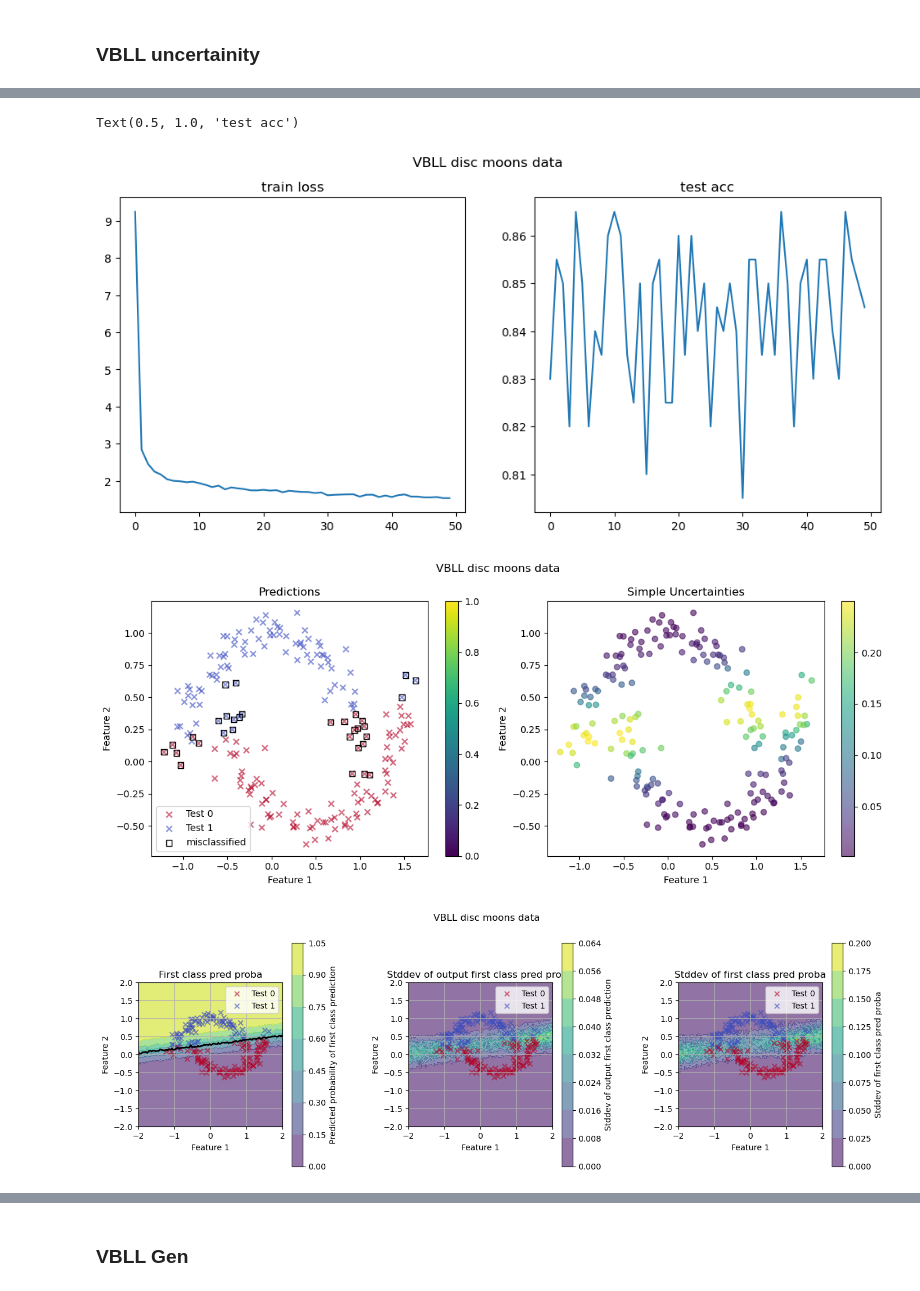
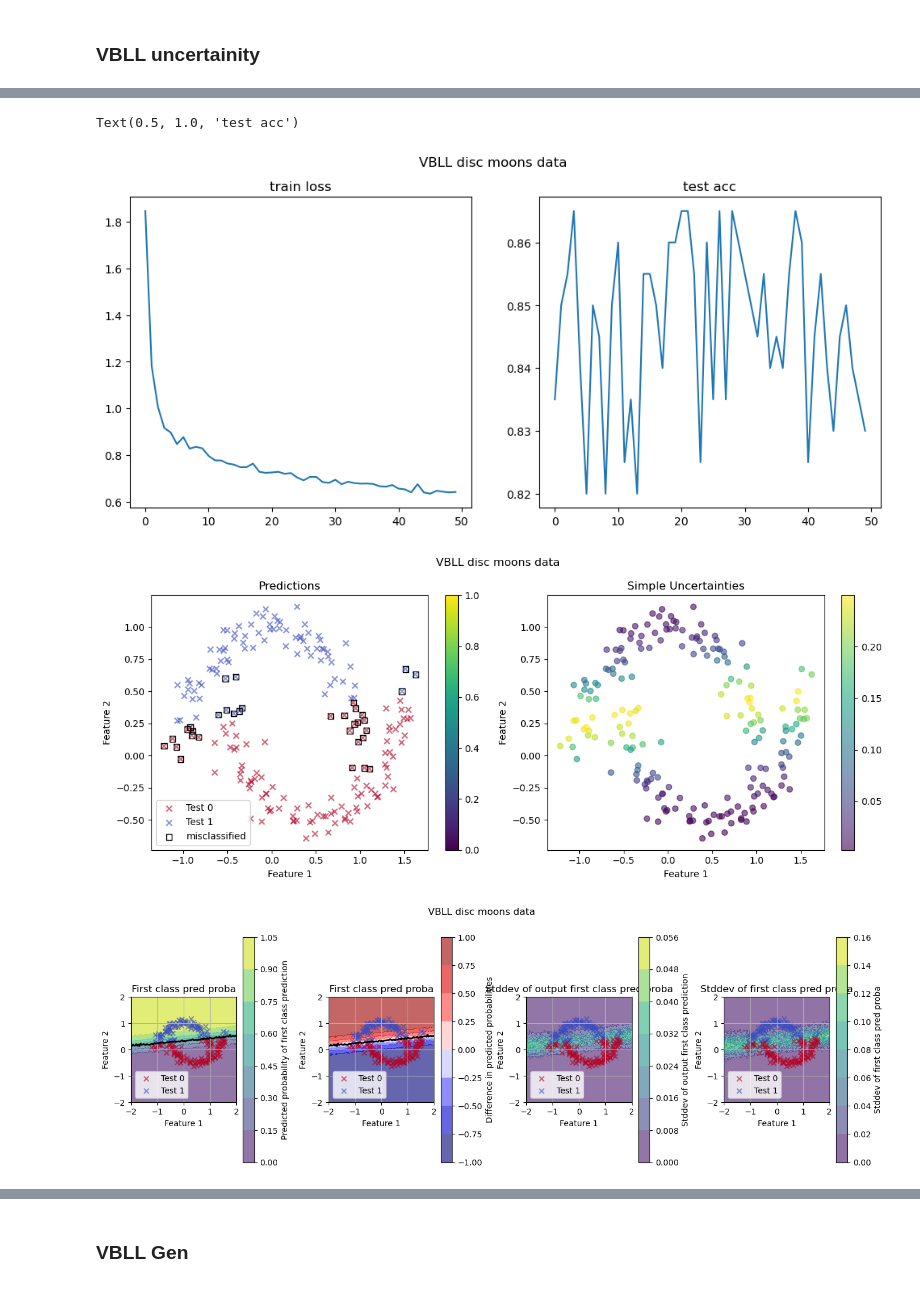
Before and after one commit to matekrk/vbll, a Jupyter notebook: sngp.ipynb, the cells around one changed output, grey strips where cells are left out. Saved outputs shown, nothing was run; the diff lists cells and outputs as text; code cells hidden in the pictures.

```diff
--- a/sngp.ipynb
+++ b/sngp.ipynb
@@ -317,7 +316,7 @@ plt.legend()
 data_dict = {
     "linear": (train_loader_linear, test_loader_linear, X_train_linear, y_train_linear, X_test_linear, y_test_linear),
     "moons": (train_loader_moons, test_loader_moons, X_train_moons, y_train_moons, X_test_moons, y_test_moons),
-    #"banana": (train_loader_banana, test_loader_banana, X_train_banana, y_train_banana, X_test_banana, y_test_banana),
+    "banana": (train_loader_banana, test_loader_banana, X_train_banana, y_train_banana, X_test_banana, y_test_banana),
 }
 # %% [markdown]
 ### training
@@ -577,8 +576,8 @@ def proceed_testing_vbll(model, X):
         out = model(X_test_tensor)
         probs = out.predictive.probs
         predicted = torch.argmax(probs, 1)
-        uncertainties = probs[:,0] * probs[:,1]
-    return probs, predicted, uncertainties
+        p_1minusp = probs[:,0] * probs[:,1]
+    return probs, predicted, p_1minusp
 # %% [markdown]
 ### VBLL uncertainity
 # %%
@@ -626,7 +624,7 @@ class vbll_disc_cfg:
     RETURN_EMPIRICAL = True
     SOFTMAX_BOUND_EMPIRICAL = "montecarlo"
     RETURN_OOD = True
-    PRIOR_SCALE = 1000000.
+    PRIOR_SCALE = 1.
 # %%
 model_vbll, optimizer_vbll = init_training_vbll(vbll_disc_cfg, lr=0.001)
 losses_vbll, accuracies_vbll = proceed_training_vbll(model_vbll, train_loader, optimizer_vbll, num_epochs=50)
@@ -660,7 +658,7 @@ plt.plot(accuracies_vbll)
 plt.title("test acc")
 # %% [output]
 Text(0.5, 1.0, 'test acc')
-[figure, old version]
+[figure, new version]
 # %%
 plt.figure(figsize=(12, 5))
 plt.suptitle(f"VBLL {vbll_disc_cfg.TYPE} {data_str} data")
@@ -696,7 +694,7 @@ plt.ylabel('Feature 2')
 plt.tight_layout()
 plt.show()
 # %% [output]
-[figure, old version]
+[figure, new version]
 # %%
 plt.figure(figsize=(16, 5))
 plt.tight_layout()
@@ -710,7 +708,7 @@ X_grid, Y_grid = np.meshgrid(x_range, y_range)
 Z = proceed_prediction_grid_vbll(model_vbll, X_grid, Y_grid)
 Z_grid = Z[:, 0].numpy().reshape(X_grid.shape)
 
-plt.subplot(1, 3, 1)
+plt.subplot(1, 4, 1)
 plt.contourf(X_grid, Y_grid, Z_grid, cmap='viridis', alpha=0.6)
 plt.colorbar(label='Predicted probability of first class prediction')
 
@@ -727,7 +725,24 @@ plt.ylabel('Feature 2')
 plt.title('First class pred proba')
 plt.subplots_adjust(hspace=0.5, wspace=0.5)
 
-plt.subplot(1, 3, 2)
+plt.subplot(1, 4, 2)
+plt.contourf(X_grid, Y_grid, Z_grid - Z[:, 1].numpy().reshape(X_grid.shape), cmap='seismic', alpha=0.6)
+plt.colorbar(label='Difference in predicted probabilities')
+
+plt.axis('scaled')
+plt.grid(True)
+plt.contour(X_grid, Y_grid, Z_grid, levels=[0.5], colors='black', linewidths=2)
+
+plt.scatter(X_test[y_test == 0][:, 0], X_test[y_test == 0][:, 1], c=predictions_vbll[y_test == 0], cmap='coolwarm', marker="x", alpha=0.6, label='Test 0')
+plt.scatter(X_test[y_test == 1][:, 0], X_test[y_test == 1][:, 1], c=predictions_vbll[y_test == 1], cmap='coolwarm', marker="x", alpha=0.6, label='Test 1')
+
+plt.legend()
+plt.xlabel('Feature 1')
+plt.ylabel('Feature 2')
+plt.title('First class pred proba')
+plt.subplots_adjust(hspace=0.5, wspace=0.5)
+
+plt.subplot(1, 4, 3)
 std_preds = proceed_predictions_stddev_vbll(model_vbll, X_grid, Y_grid, n_repeats=10)
 std_preds_grid = std_preds.numpy().reshape(X_grid.shape)
 
@@ -735,32 +750,32 @@ plt.contourf(X_grid, Y_grid, std_preds_grid, cmap='viridis', alpha=0.6)
 plt.colorbar(label='Stddev of output first class prediction')
 plt.axis('scaled')
 plt.grid(True)
 
 plt.scatter(X_test[y_test == 0][:, 0], X_test[y_test == 0][:, 1], c=predictions_vbll[y_test == 0], cmap='coolwarm', marker="x", alpha=0.6, label='Test 0')
 plt.scatter(X_test[y_test == 1][:, 0], X_test[y_test == 1][:, 1], c=predictions_vbll[y_test == 1], cmap='coolwarm', marker="x", alpha=0.6, label='Test 1')
 
 plt.legend()
 plt.xlabel('Feature 1')
 plt.ylabel('Feature 2')
 plt.title('Stddev of output first class pred proba')
 plt.subplots_adjust(hspace=0.5, wspace=0.5)
 
-plt.subplot(1, 3, 3)
+plt.subplot(1, 4, 4)
 std_preds = proceed_logits_stddev_vbll(model_vbll, vbll_disc_cfg.TYPE, X_grid, Y_grid, n_samples=10)
 std_preds_grid = std_preds.numpy().reshape(X_grid.shape)
 
 plt.contourf(X_grid, Y_grid, std_preds_grid, cmap='viridis', alpha=0.6)
 plt.colorbar(label='Stddev of first class pred proba')
 plt.axis('scaled')
 plt.grid(True)
 
 plt.scatter(X_test[y_test == 0][:, 0], X_test[y_test == 0][:, 1], c=predictions_vbll[y_test == 0], cmap='coolwarm', marker="x", alpha=0.6, label='Test 0')
 plt.scatter(X_test[y_test == 1][:, 0], X_test[y_test == 1][:, 1], c=predictions_vbll[y_test == 1], cmap='coolwarm', marker="x", alpha=0.6, label='Test 1')
 
 plt.legend()
 plt.xlabel('Feature 1')
 plt.ylabel('Feature 2')
 plt.title('Stddev of first class pred proba')
 plt.subplots_adjust(hspace=0.5, wspace=0.5)
 # %% [output]
-[figure, old version]
+[figure, new version]
```
Also changed, not shown: parts of 15 cells of this notebook.
